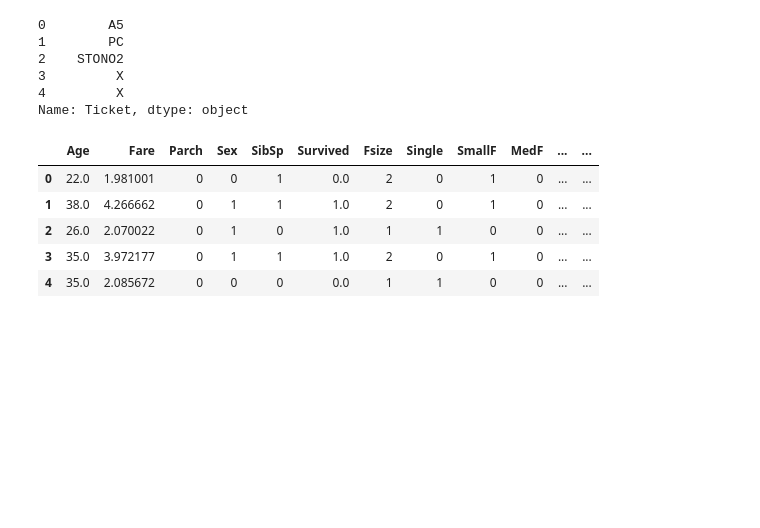
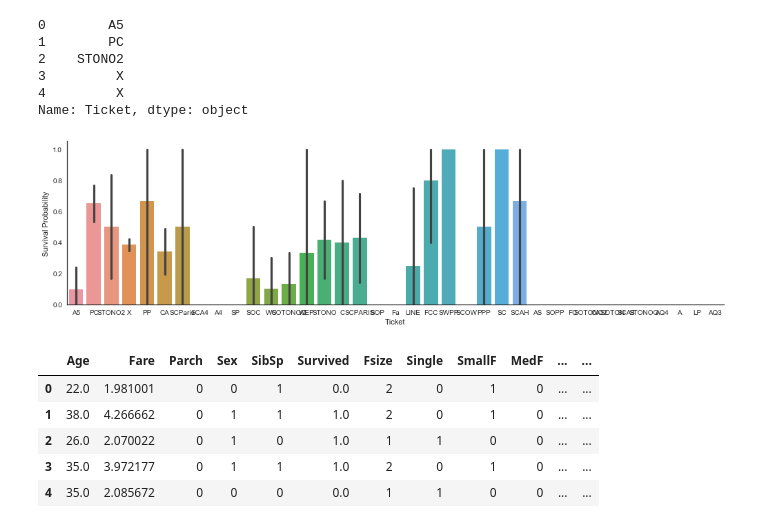
Before and after one commit to nitokagclub/Titanic, a Jupyter notebook: Intro_sklearn.ipynb, the cells around one changed output. Cells and saved outputs as stored; diff of their text form; code cells hidden in the pictures; blank space fills up the shorter version.

```diff
--- a/Intro_sklearn.ipynb
+++ b/Intro_sklearn.ipynb
@@ -524,6 +533,11 @@ dataset["Ticket"].head()
 3         X
 4         X
 Name: Ticket, dtype: object
+# %%
+g = sns.factorplot(y="Survived",x="Ticket",data=dataset,kind="bar",aspect=3.5)
+g = g.set_ylabels("Survival Probability")
+# %% [output]
+[figure, added]
 # %%
 dataset = pd.get_dummies(dataset, columns = ["Ticket"], prefix="T")
 # %%
```
Also changed, not shown: parts of 21 cells of this notebook.
